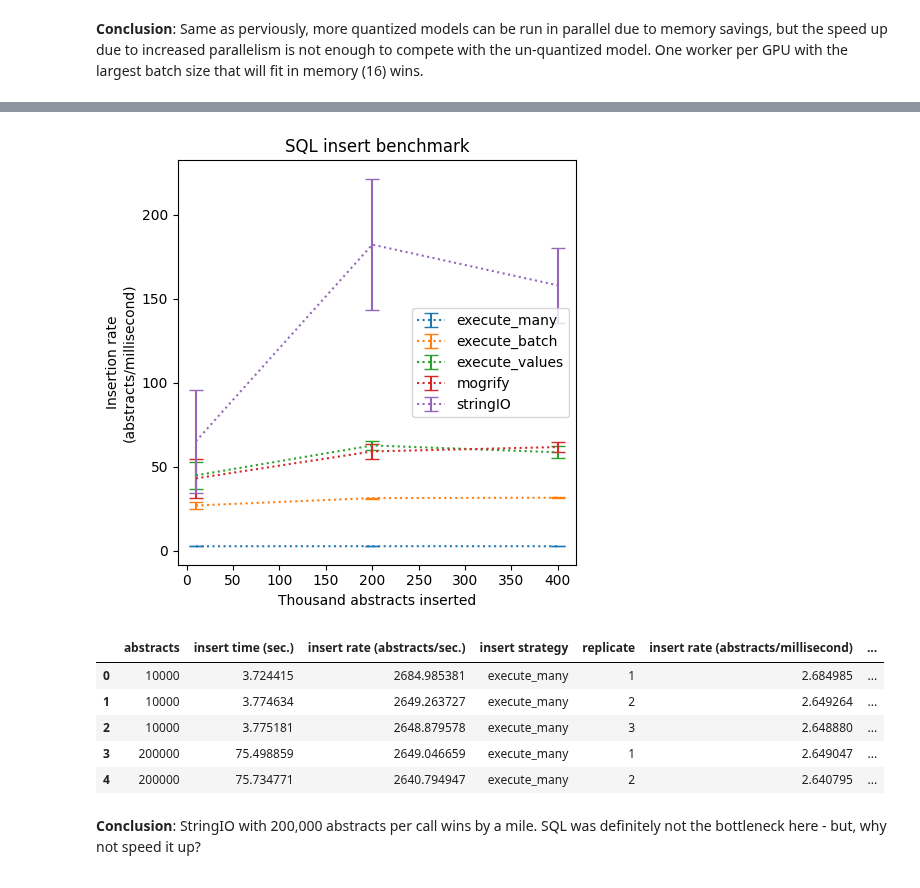
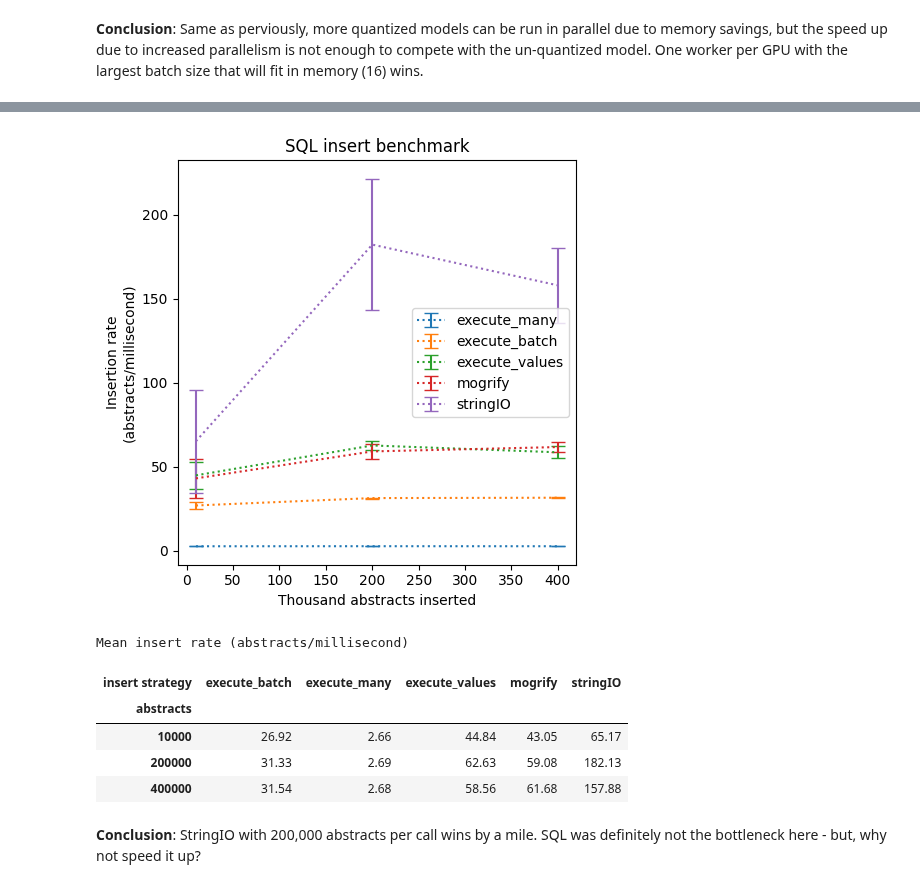
Before and after one commit to gperdrizet/PUBSUM, a Jupyter notebook: pubsum/notebooks/benchmarking_results.ipynb, the cells around one changed output, grey strips where cells are left out. Saved outputs shown, nothing was run; the diff lists cells and outputs as text; code cells hidden in the pictures.

```diff
--- a/pubsum/notebooks/benchmarking_results.ipynb
+++ b/pubsum/notebooks/benchmarking_results.ipynb
@@ -167,16 +201,20 @@ data.head()
 # %%
 data, plt = plot_funcs.sql_insert_plot('../benchmarks/sql_insert/results.csv')
 
 plt.show()
-data.head()
+
+print('Mean insert rate (abstracts/millisecond)')
+table = data.groupby(['abstracts', 'insert strategy'])['insert rate (abstracts/millisecond)'].mean().round(2)
+table = table.unstack()
+table
 # %% [output]
 [figure]
+Mean insert rate (abstracts/millisecond)
-|  | abstracts | insert time (sec.) | insert rate (abstracts/sec.) | insert strategy | replicate | insert rate (abstracts/millisecond) | ... |
-| 0 | 10000 | 3.724415 | 2684.985381 | execute_many | 1 | 2.684985 | ... |
-| 1 | 10000 | 3.774634 | 2649.263727 | execute_many | 2 | 2.649264 | ... |
-| 2 | 10000 | 3.775181 | 2648.879578 | execute_many | 3 | 2.648880 | ... |
-| 3 | 200000 | 75.498859 | 2649.046659 | execute_many | 1 | 2.649047 | ... |
-| 4 | 200000 | 75.734771 | 2640.794947 | execute_many | 2 | 2.640795 | ... |
+| insert strategy | execute_batch | execute_many | execute_values | mogrify | stringIO |
+| abstracts |  |  |  |  |  |
+| 10000 | 26.92 | 2.66 | 44.84 | 43.05 | 65.17 |
+| 200000 | 31.33 | 2.69 | 62.63 | 59.08 | 182.13 |
+| 400000 | 31.54 | 2.68 | 58.56 | 61.68 | 157.88 |
 # %% [markdown]
 **Conclusion**: StringIO with 200,000 abstracts per call wins by a mile. SQL was definitely not the bottleneck here - but, why not speed it up?
 # %% [markdown]
```
Also changed, not shown: parts of 26 cells of this notebook.
